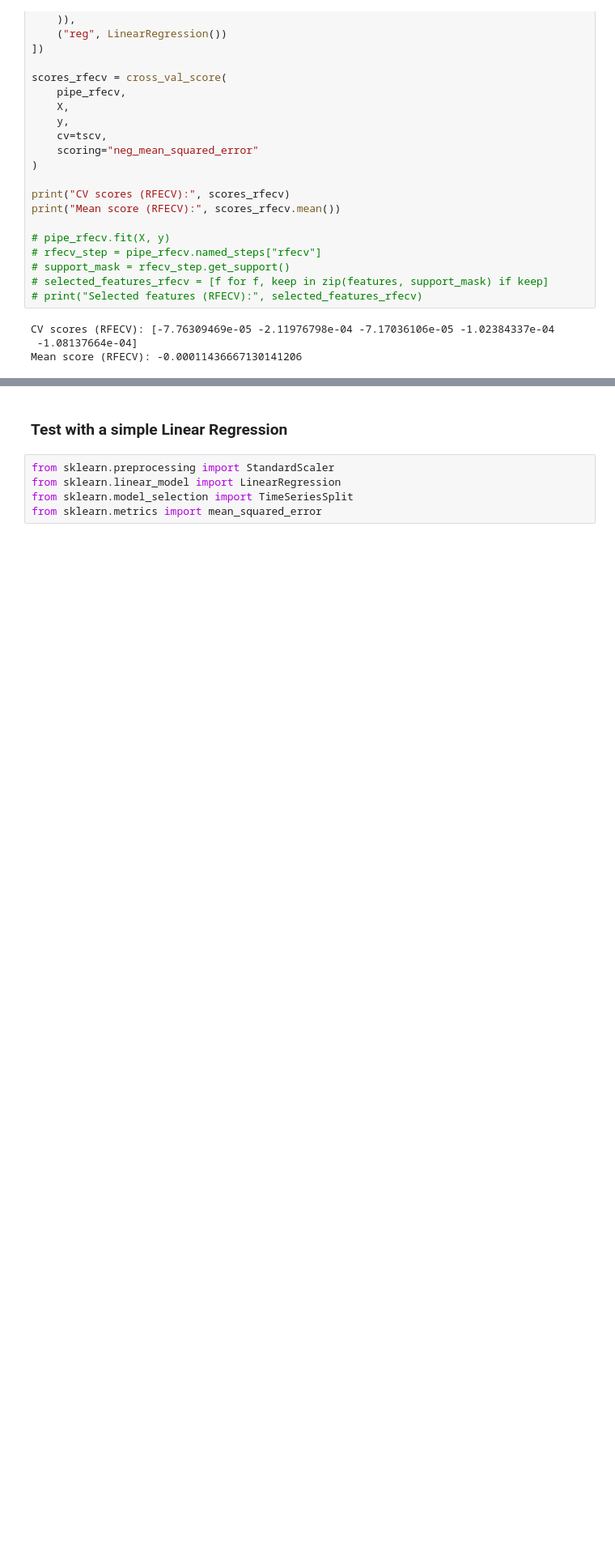
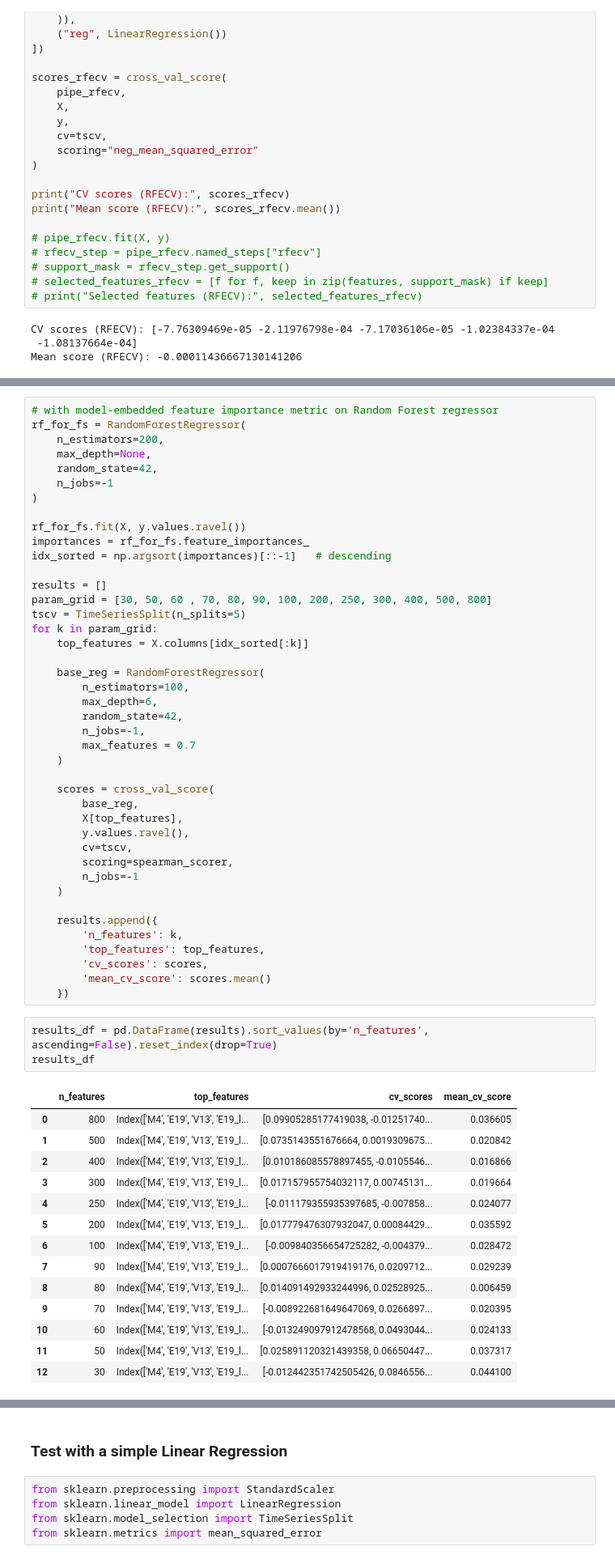
Before and after one commit to XingzheLi123/kaggle_hull_tactic_2025, a Jupyter notebook: Minqi/feature_selection.ipynb, the cells around one changed output, grey strips where cells are left out. Shown at 81% size. Saved outputs shown, nothing was run; the diff lists cells and outputs as text; blank space fills up the shorter version.

```diff
--- a/Minqi/feature_selection.ipynb
+++ b/Minqi/feature_selection.ipynb
@@ -228,0 +222,60 @@ Mean score (RFECV): -0.00011436667130141206
+# %%
+# with model-embedded feature importance metric on Random Forest regressor
+rf_for_fs = RandomForestRegressor(
+    n_estimators=200,
+    max_depth=None,
+    random_state=42,
+    n_jobs=-1
+)
+
+rf_for_fs.fit(X, y.values.ravel())
+importances = rf_for_fs.feature_importances_
+idx_sorted = np.argsort(importances)[::-1]   # descending
+
+results = []
+param_grid = [30, 50, 60 , 70, 80, 90, 100, 200, 250, 300, 400, 500, 800]
+tscv = TimeSeriesSplit(n_splits=5)
+for k in param_grid:
+    top_features = X.columns[idx_sorted[:k]]
+
+    base_reg = RandomForestRegressor(
+        n_estimators=100,
+        max_depth=6,
+        random_state=42,
+        n_jobs=-1,
+        max_features = 0.7
+    )
+
+    scores = cross_val_score(
+        base_reg,
+        X[top_features],
+        y.values.ravel(),
+        cv=tscv,
+        scoring=spearman_scorer,
+        n_jobs=-1
+    )
+
+    results.append({
+        'n_features': k,
+        'top_features': top_features,
+        'cv_scores': scores,
+        'mean_cv_score': scores.mean()
+    })
+# %%
+results_df = pd.DataFrame(results).sort_values(by='n_features', ascending=False).reset_index(drop=True)
+results_df
+# %% [output]
+|  | n_features | top_features | cv_scores | mean_cv_score |
+| 0 | 800 | Index(['M4', 'E19', 'V13', 'E19_l... | [0.09905285177419038, -0.01251740... | 0.036605 |
+| 1 | 500 | Index(['M4', 'E19', 'V13', 'E19_l... | [0.0735143551676664, 0.0019309675... | 0.020842 |
+| 2 | 400 | Index(['M4', 'E19', 'V13', 'E19_l... | [0.010186085578897455, -0.0105546... | 0.016866 |
+| 3 | 300 | Index(['M4', 'E19', 'V13', 'E19_l... | [0.017157955754032117, 0.00745131... | 0.019664 |
+| 4 | 250 | Index(['M4', 'E19', 'V13', 'E19_l... | [-0.011179355935397685, -0.007858... | 0.024077 |
+| 5 | 200 | Index(['M4', 'E19', 'V13', 'E19_l... | [0.017779476307932047, 0.00084429... | 0.035592 |
+| 6 | 100 | Index(['M4', 'E19', 'V13', 'E19_l... | [-0.009840356654725282, -0.004379... | 0.028472 |
+| 7 | 90 | Index(['M4', 'E19', 'V13', 'E19_l... | [0.0007666017919419176, 0.0209712... | 0.029239 |
+| 8 | 80 | Index(['M4', 'E19', 'V13', 'E19_l... | [0.014091492933244996, 0.02528925... | 0.006459 |
+| 9 | 70 | Index(['M4', 'E19', 'V13', 'E19_l... | [-0.008922681649647069, 0.0266897... | 0.020395 |
+| 10 | 60 | Index(['M4', 'E19', 'V13', 'E19_l... | [-0.013249097912478568, 0.0493044... | 0.024133 |
+| 11 | 50 | Index(['M4', 'E19', 'V13', 'E19_l... | [0.025891120321439358, 0.06650447... | 0.037317 |
+| 12 | 30 | Index(['M4', 'E19', 'V13', 'E19_l... | [-0.012442351742505426, 0.0846556... | 0.044100 |
```
Also changed, not shown: parts of 21 cells of this notebook.
